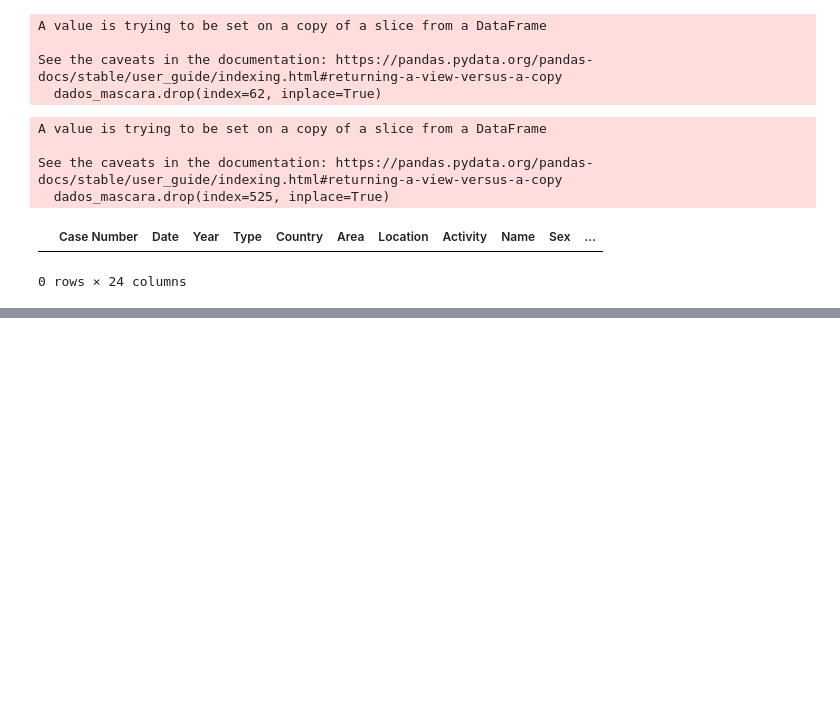
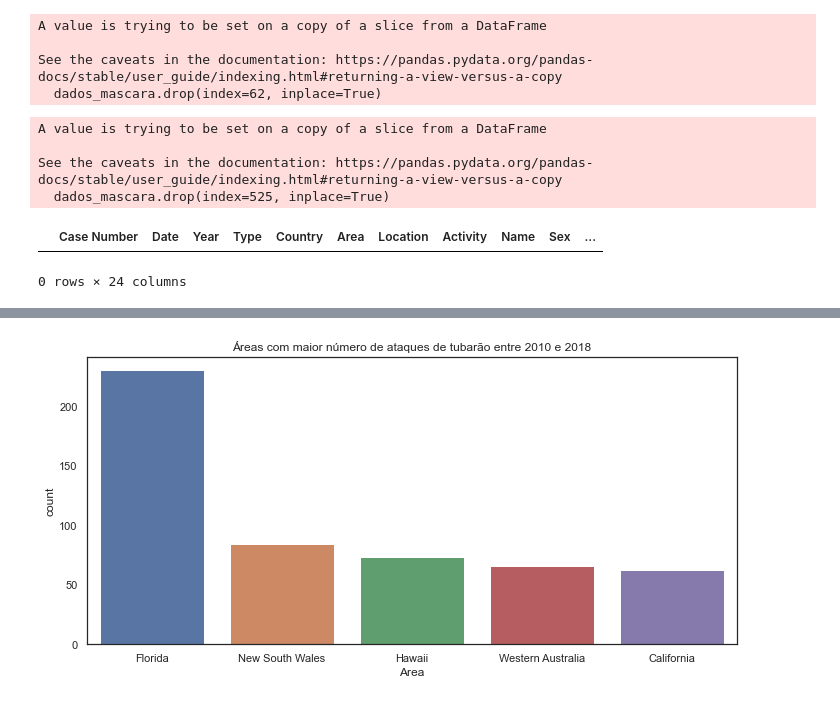
Before and after one commit to patrick-S-DS/Shark-Attack, a Jupyter notebook: shark-Attack.ipynb, the cells around one changed output, grey strips where cells are left out. Drawn from its saved outputs; the diff is of its cells as text; code cells hidden in the pictures; blank space fills up the shorter version.

```diff
--- a/shark-Attack.ipynb
+++ b/shark-Attack.ipynb
@@ -480,0 +511,19 @@ dados_mascara[dados_mascara['Area'].isnull()]
+# %%
+import matplotlib.pyplot as plt
+import seaborn as sns
+
+
+plt.style.use('seaborn-white')
+sns.set(style="white")
+sns.color_palette("deep")
+sns.set_color_codes("deep")
+
+
+fig = plt.figure(figsize=(18, 18))
+ax1 = plt.subplot2grid((3,3), (0,0), colspan=2)
+plt.title('Áreas com maior número de ataques de tubarão entre 2010 e 2018')
+
+
+g1 = sns.countplot(x="Area", data=dados_mascara, palette="deep", order=dados_mascara.Area.value_counts().iloc[:5].index, ax=ax1)
+# %% [output]
+[figure, added]
```
Also changed, not shown: parts of 2 cells of this notebook.
